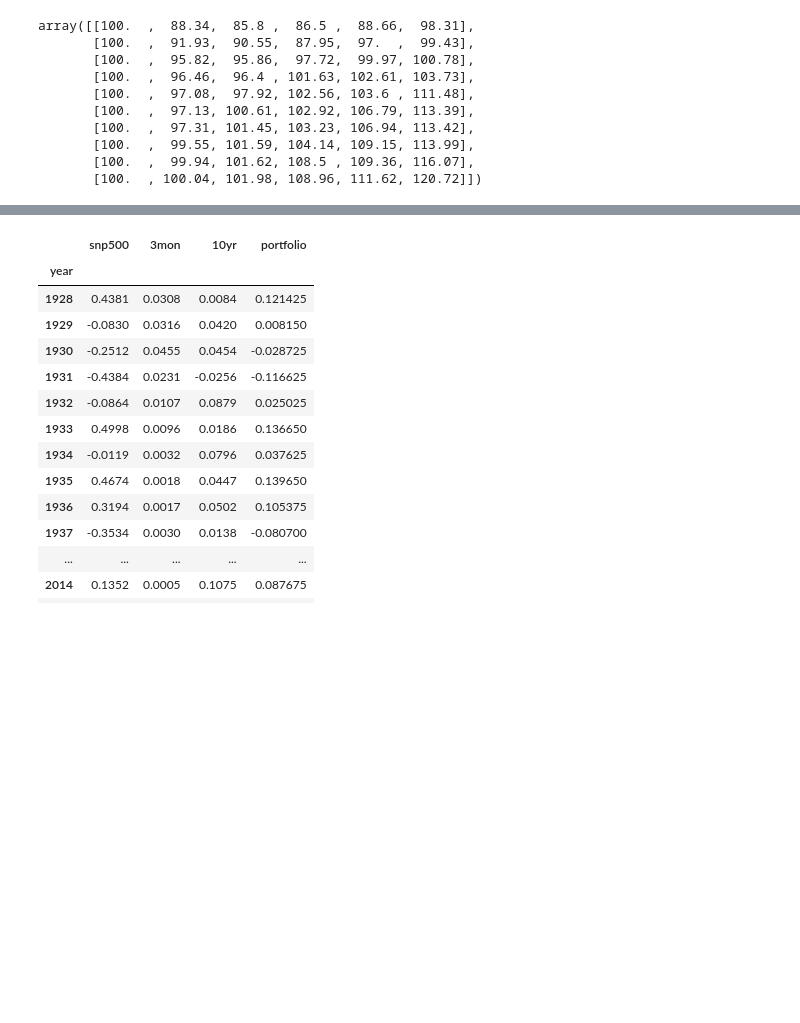
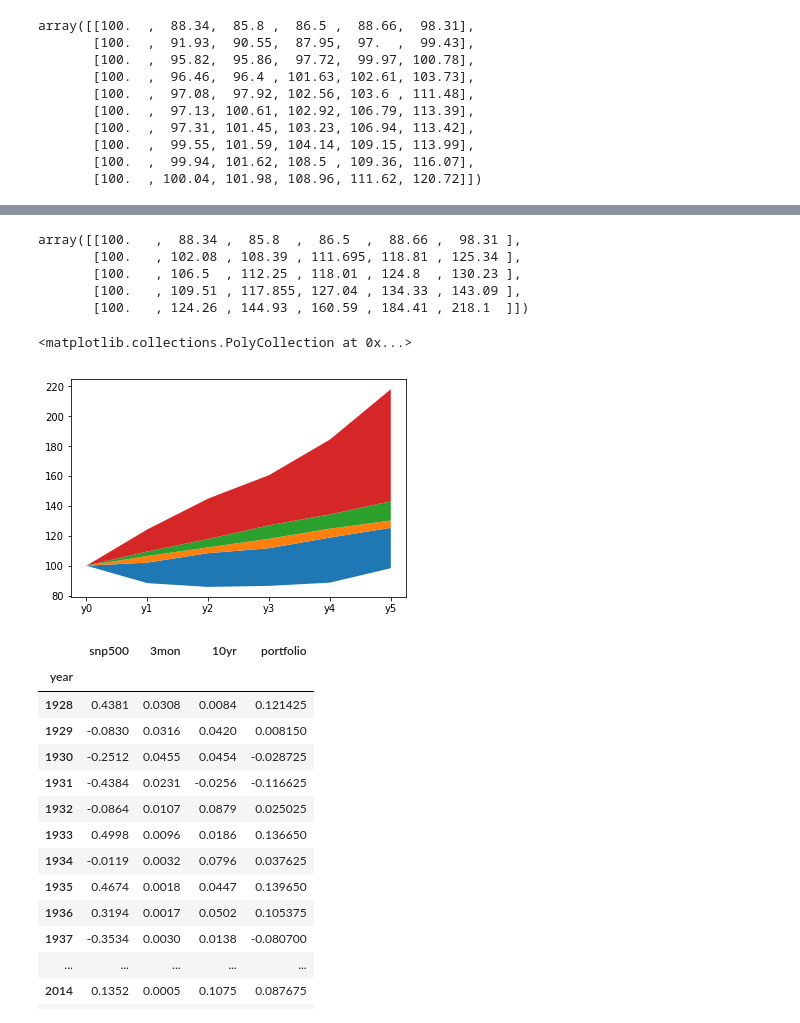
Before and after one commit to matsmaiwald/historical_asset_returns, a Jupyter notebook: Plots.ipynb, the cells around one changed output, grey strips where cells are left out. Cells and saved outputs as stored; diff of their text form; code cells hidden in the pictures; blank space fills up the shorter version.

Commit message:
Add ci/scenario graph mvp

```diff
--- a/Plots.ipynb
+++ b/Plots.ipynb
@@ -218,3 +227,33 @@ df_quantiles["q10_y1"] = df_quantiles["y1"].quantile(0.2)
+# %%
+quantile_mat = np.zeros([5, 6])
+
+for col in range(quantile_mat.shape[1]):
+    quantile_mat[0,col] = return_mat[:,col].min()
+    quantile_mat[1,col] = np.quantile(return_mat[:,col], 0.25)
+    quantile_mat[2,col] = np.quantile(return_mat[:,col], 0.5)
+    quantile_mat[3,col] = np.quantile(return_mat[:,col], 0.75)
+    quantile_mat[4,col] = return_mat[:,col].max()
+
+quantile_mat
+# %% [output]
+array([[100.   ,  88.34 ,  85.8  ,  86.5  ,  88.66 ,  98.31 ],
+       [100.   , 102.08 , 108.39 , 111.695, 118.81 , 125.34 ],
+       [100.   , 106.5  , 112.25 , 118.01 , 124.8  , 130.23 ],
+       [100.   , 109.51 , 117.855, 127.04 , 134.33 , 143.09 ],
+       [100.   , 124.26 , 144.93 , 160.59 , 184.41 , 218.1  ]])
+# %%
+df_quantile_mat = pd.DataFrame(data=quantile_mat, columns=["y0", "y1", "y2", "y3", "y4", "y5"])
+# %%
+fig, ax = plt.subplots()
+# for i in range(5):
+#     df_quantile_mat.iloc[i].plot(ax=ax)
+ax.fill_between(df_quantile_mat.columns, df_quantile_mat.iloc[0], df_quantile_mat.iloc[1])
+ax.fill_between(df_quantile_mat.columns, df_quantile_mat.iloc[1], df_quantile_mat.iloc[2])
+ax.fill_between(df_quantile_mat.columns, df_quantile_mat.iloc[2], df_quantile_mat.iloc[3])
+ax.fill_between(df_quantile_mat.columns, df_quantile_mat.iloc[3], df_quantile_mat.iloc[4])
+# %% [output]
+<matplotlib.collections.PolyCollection at 0x...>
+[figure, added]
 # %%
 df_all_returns
 # %% [output]
```
Also changed, not shown: parts of 4 cells of this notebook.
